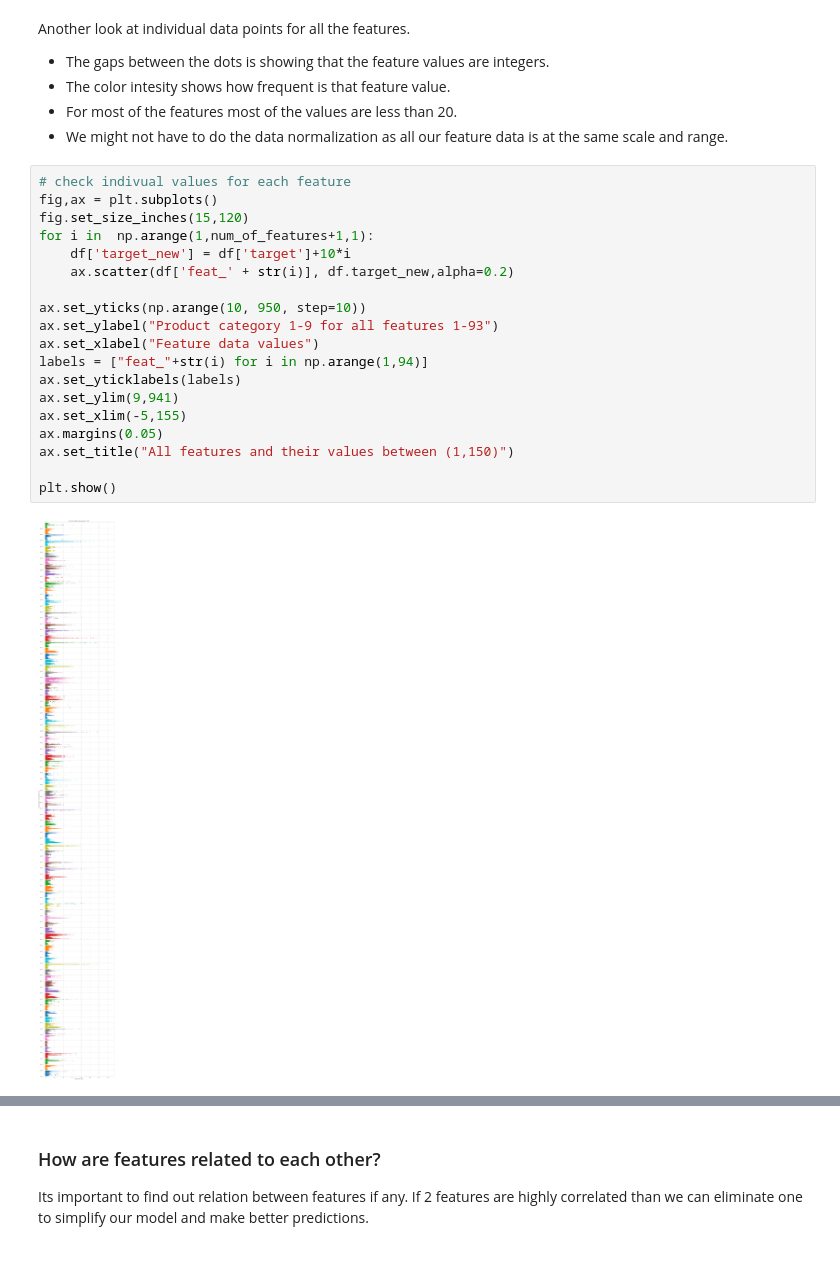
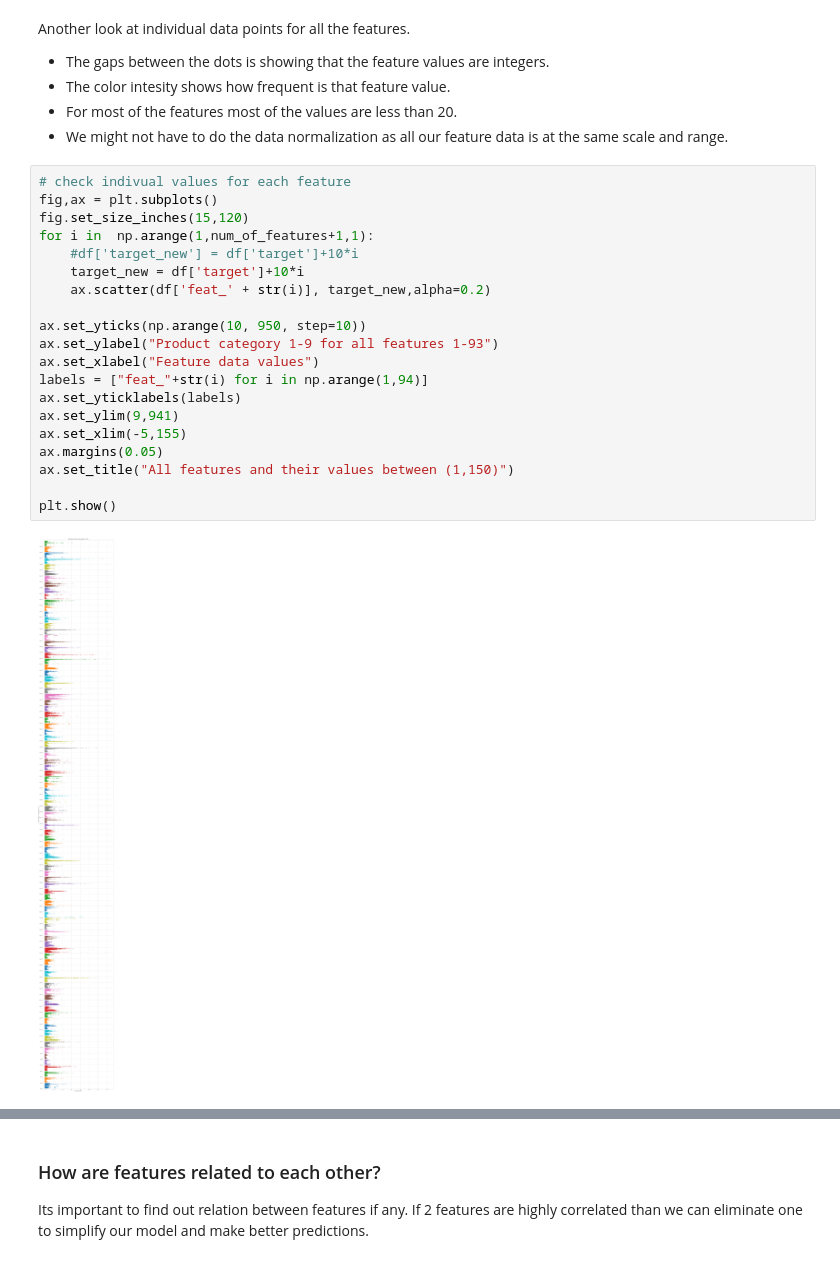
Before and after one commit to NehaJain18/DataScience, a Jupyter notebook: First_Capstone/data-storytelling/DataStoryTelling.ipynb, the cells around one changed output, grey strips where cells are left out. Cells and saved outputs as stored; diff of their text form.

```diff
--- a/First_Capstone/data-storytelling/DataStoryTelling.ipynb
+++ b/First_Capstone/data-storytelling/DataStoryTelling.ipynb
@@ -109,24 +111,25 @@ Another look at individual data points for all the features.
 # %%
 # check indivual values for each feature
 fig,ax = plt.subplots()
 fig.set_size_inches(15,120)
 for i in  np.arange(1,num_of_features+1,1):
-    df['target_new'] = df['target']+10*i
-    ax.scatter(df['feat_' + str(i)], df.target_new,alpha=0.2)
+    #df['target_new'] = df['target']+10*i
+    target_new = df['target']+10*i
+    ax.scatter(df['feat_' + str(i)], target_new,alpha=0.2)
 
 ax.set_yticks(np.arange(10, 950, step=10))
 ax.set_ylabel("Product category 1-9 for all features 1-93")
 ax.set_xlabel("Feature data values")
 labels = ["feat_"+str(i) for i in np.arange(1,94)]
 ax.set_yticklabels(labels)
 ax.set_ylim(9,941)
 ax.set_xlim(-5,155)
 ax.margins(0.05)
 ax.set_title("All features and their values between (1,150)")
 
 plt.show()
 # %% [output]
-[figure, old version]
+[figure, new version]
 # %%
 # following 2 features have relatively extreme values
 plt.figure(figsize=(10,5))
```
Also changed, not shown: parts of 10 cells of this notebook, 4 other files.
